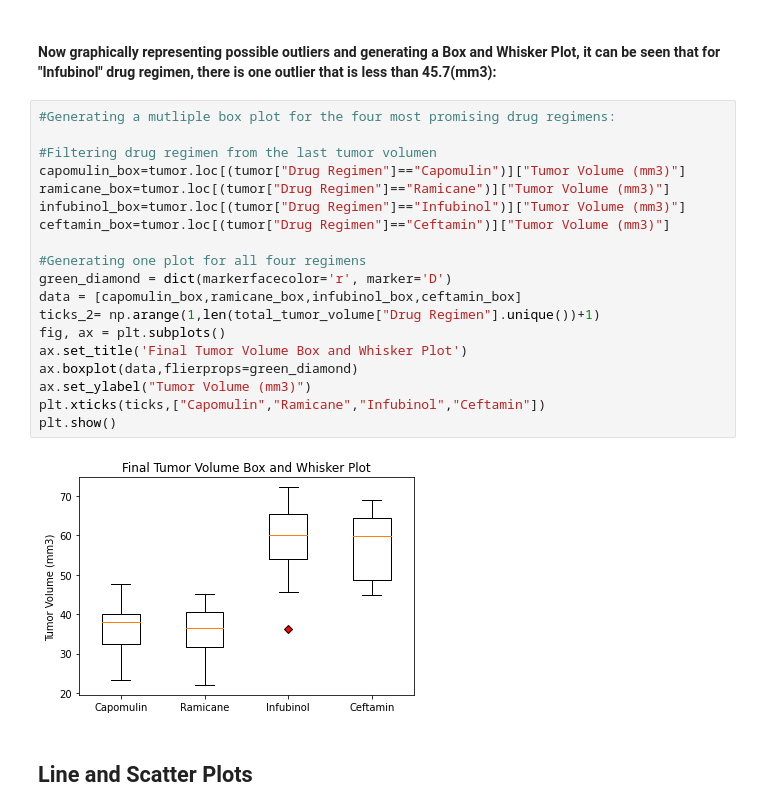
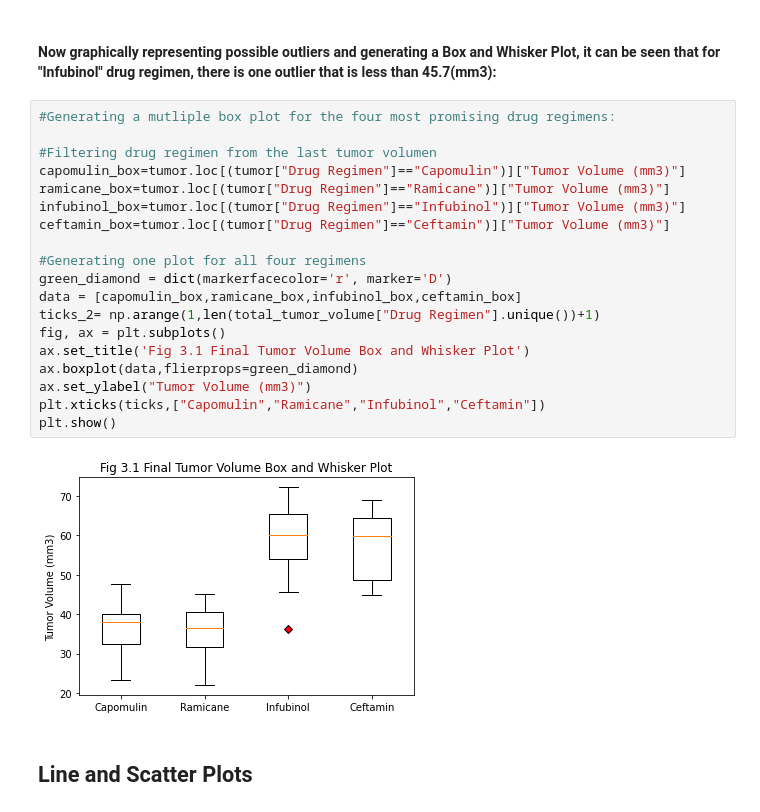
Before and after one commit to Mlara73/Pymaceuticals-Visualization, a Jupyter notebook: Pymaceuticals/pymaceuticals_starter.ipynb, the cells around one changed output. Saved outputs shown, nothing was run; the diff lists cells and outputs as text.

```diff
--- a/Pymaceuticals/pymaceuticals_starter.ipynb
+++ b/Pymaceuticals/pymaceuticals_starter.ipynb
@@ -336,24 +353,24 @@ final_summary
 # %%
 #Generating a mutliple box plot for the four most promising drug regimens:
 
 #Filtering drug regimen from the last tumor volumen
 capomulin_box=tumor.loc[(tumor["Drug Regimen"]=="Capomulin")]["Tumor Volume (mm3)"]
 ramicane_box=tumor.loc[(tumor["Drug Regimen"]=="Ramicane")]["Tumor Volume (mm3)"]
 infubinol_box=tumor.loc[(tumor["Drug Regimen"]=="Infubinol")]["Tumor Volume (mm3)"]
 ceftamin_box=tumor.loc[(tumor["Drug Regimen"]=="Ceftamin")]["Tumor Volume (mm3)"]
 
 #Generating one plot for all four regimens
 green_diamond = dict(markerfacecolor='r', marker='D')
 data = [capomulin_box,ramicane_box,infubinol_box,ceftamin_box]
 ticks_2= np.arange(1,len(total_tumor_volume["Drug Regimen"].unique())+1)
 fig, ax = plt.subplots()
-ax.set_title('Final Tumor Volume Box and Whisker Plot')
+ax.set_title('Fig 3.1 Final Tumor Volume Box and Whisker Plot')
 ax.boxplot(data,flierprops=green_diamond)
 ax.set_ylabel("Tumor Volume (mm3)")
 plt.xticks(ticks,["Capomulin","Ramicane","Infubinol","Ceftamin"])
 plt.show()
 # %% [output]
-[figure, old version]
+[figure, new version]
 # %% [markdown]
 ## Line and Scatter Plots
 # %% [markdown]
```
Also changed, not shown: parts of 11 cells of this notebook, 3 other files.
